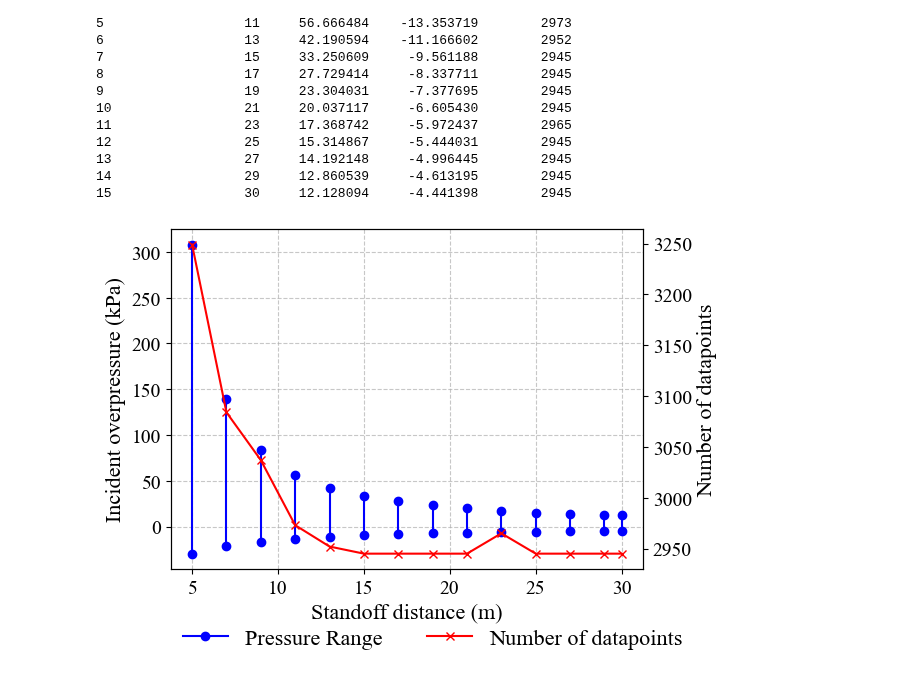
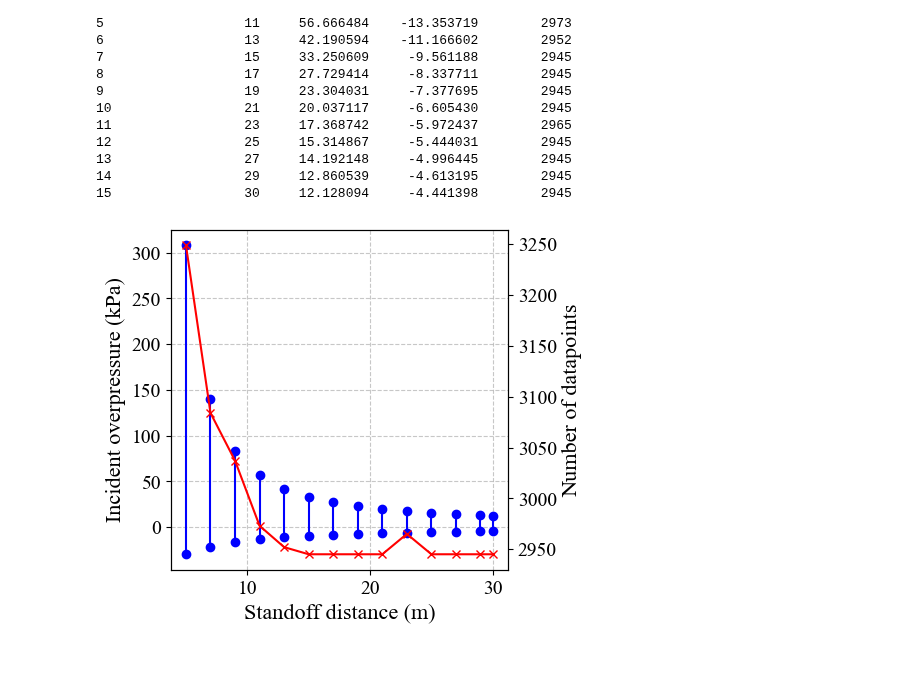
Before and after one commit to ChamodiWidanage/Pressure_history_2, a Jupyter notebook: IP_dataset_info.ipynb, the cells around one changed output. Saved outputs shown, nothing was run; the diff lists cells and outputs as text; code cells hidden in the pictures.

```diff
--- a/IP_dataset_info.ipynb
+++ b/IP_dataset_info.ipynb
@@ -6,7 +6,7 @@ import pandas as pd
 # %%
 current_dir = Path.cwd()
 parent_dir = current_dir.parent
-input_dir1 = Path ("H:/Chamodi/LSDYNA/Incident_pressure/Near_field_time_history_dataset")
+input_dir1 = Path ("G:/Chamodi/LSDYNA_1D/Incident_pressure_time_history/Near_field_time_history_dataset")
 
 #Access folders inside input folder
 input_dir2 =  [folder1 for folder1 in input_dir1.iterdir() if folder1.is_dir()]
@@ -119,7 +121,7 @@ plt.rcParams['font.family'] = 'serif'
 plt.rcParams['font.serif'] = ['Times New Roman']
 plt.rcParams['font.size'] = 16
 
-fig, ax1 = plt.subplots(figsize=(7, 5))
+fig, ax1 = plt.subplots(figsize=(4, 5))
 
 # Plot max and min pressure values with standoff distance
 for _, row in filtered_df.iterrows():
@@ -153,12 +155,12 @@ handles += handles2
 labels += labels2
 
 # Add legend outside the plot with two columns
-fig.legend(handles, labels, loc='lower center', bbox_to_anchor=(0.5, 0), ncol=2, fontsize=16, frameon=False)
+#fig.legend(handles, labels, loc='lower center', bbox_to_anchor=(0.5, 0), ncol=2, fontsize=16, frameon=False)
 
 # Title and layout adjustments
 # plt.title('Pressure Range and Number of Datapoints vs. Standoff Distance')
 fig.subplots_adjust(bottom=0.2, right = 0.8)
 
 # Save the plot as an image
-plt.savefig('IP_nearfield_info_plot2.png', dpi=200, facecolor='white')
+plt.savefig('IP_nearfield_info_plot2.png', dpi=200, facecolor='white', bbox_inches='tight')
 # %% [output]
@@ -295,7 +297,7 @@ plt.rcParams['font.family'] = 'serif'
 plt.rcParams['font.serif'] = ['Times New Roman']
 plt.rcParams['font.size'] = 16
 
-fig, ax1 = plt.subplots(figsize=(7, 5))
+fig, ax1 = plt.subplots(figsize=(5, 5))
 
 # Plot max and min pressure values with standoff distance
 for _, row in filtered_df .iterrows():
@@ -309,33 +311,33 @@ ax1.set_ylabel('Incident overpressure (kPa)')
 ax1.tick_params(axis='both', labelsize=14)
 #ax1.set_xticks([1, 1.25, 1.5, 1.75, 2, 2.25, 2.5, 2.75, 3])
 #ax1.set_xlim(2.8,31)
 
 # Create a secondary y-axis for the number of data points
 ax2 = ax1.twinx()
 ax2.plot(filtered_df['standoff distance'], filtered_df['datapoints'],
          color='red', marker='x', label='Number of datapoints')
 ax2.set_ylabel('Number of datapoints')
 ax2.tick_params(axis='y', labelsize=14)
 #ax2.set_xticks([1, 1.25, 1.5, 1.75, 2, 2.25, 2.5, 2.75, 3])
 #ax1.set_xlim(2.8,31)
 
 # Add grid lines
 ax1.grid(True, linestyle='--', alpha=0.7)
 
 # Combine legend handles and labels from both axes
 handles, labels = ax1.get_legend_handles_labels()
 handles2, labels2 = ax2.get_legend_handles_labels()
 handles += handles2
 labels += labels2
 
 # Add legend outside the plot with two columns
-fig.legend(handles, labels, loc='lower center', bbox_to_anchor=(0.5, 0), ncol=2, fontsize=16, frameon=False)
+#fig.legend(handles, labels, loc='lower center', bbox_to_anchor=(0.5, 0), ncol=2, fontsize=16, frameon=False)
 
 # Title and layout adjustments
 # plt.title('Pressure Range and Number of Datapoints vs. Standoff Distance')
 fig.subplots_adjust(bottom=0.2, right = 0.8)
 
 # Save the plot as an image
-plt.savefig('IP_farfield_info_plot2.png', dpi=200, facecolor='white')
+plt.savefig('IP_farfield_info_plot2.png', dpi=200, facecolor='white', bbox_inches='tight')
 # %% [output]
-[figure, old version]
+[figure, new version]
```
Also changed, not shown: parts of 3 cells of this notebook, 33 other files.
